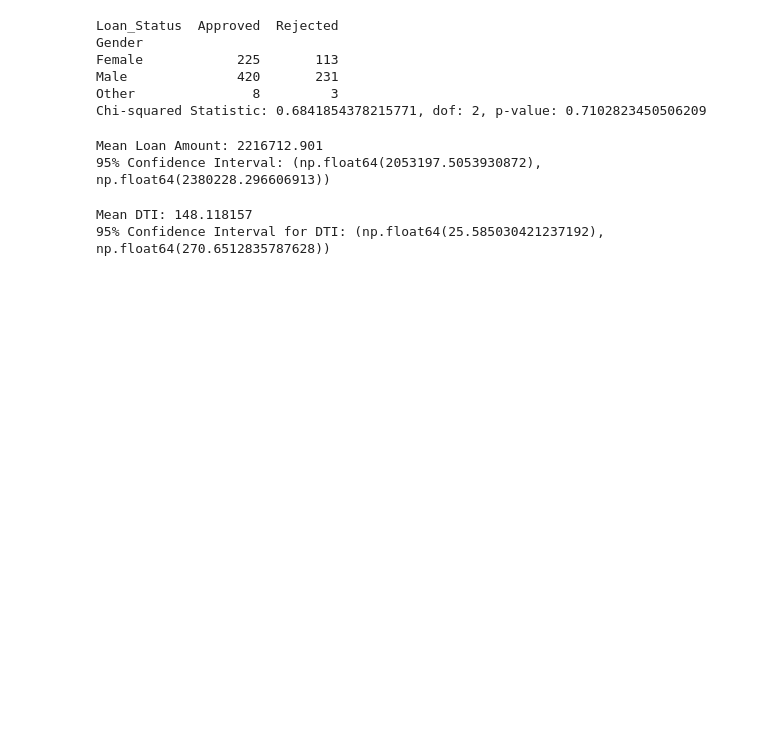
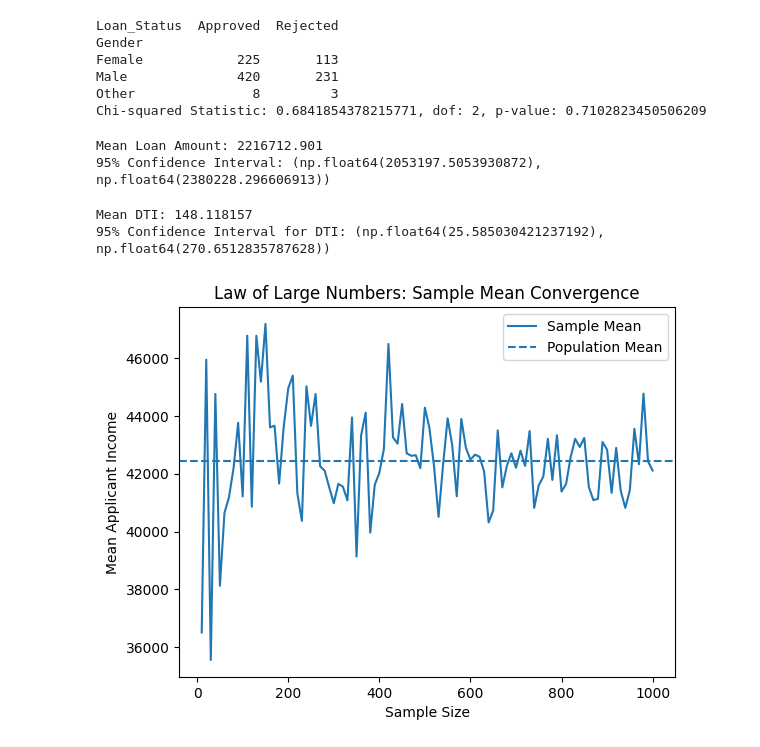
Before and after one commit to mohithpranav/Statistics-Probability-Questions, a Jupyter notebook: data_analysis.ipynb, the cells around one changed output. Cells and saved outputs as stored; diff of their text form; code cells hidden in the pictures; blank space fills up the shorter version.

```diff
--- a/data_analysis.ipynb
+++ b/data_analysis.ipynb
@@ -328,3 +328,30 @@ print("95% Confidence Interval for DTI:", (ci_lower, ci_upper))
 # %% [output]
 Mean DTI: 148.118157
 95% Confidence Interval for DTI: (np.float64(25.585030421237192), np.float64(270.6512835787628))
+# %%
+#17
+
+income = data["Applicant_Income"].values
+population_mean = income.mean()
+
+# Increasing sample sizes
+sample_sizes = range(10, 1001, 10)
+sample_means = []
+
+np.random.seed(42)
+
+for n in sample_sizes:
+    sample = np.random.choice(income, size=n, replace=True)
+    sample_means.append(sample.mean())
+
+# Plot convergence
+plt.figure()
+plt.plot(sample_sizes, sample_means, label="Sample Mean")
+plt.axhline(population_mean, linestyle="--", label="Population Mean")
+plt.xlabel("Sample Size")
+plt.ylabel("Mean Applicant Income")
+plt.title("Law of Large Numbers: Sample Mean Convergence")
+plt.legend()
+plt.show()
+# %% [output]
+[figure, added]
```
Also changed, not shown: 1 other file.
